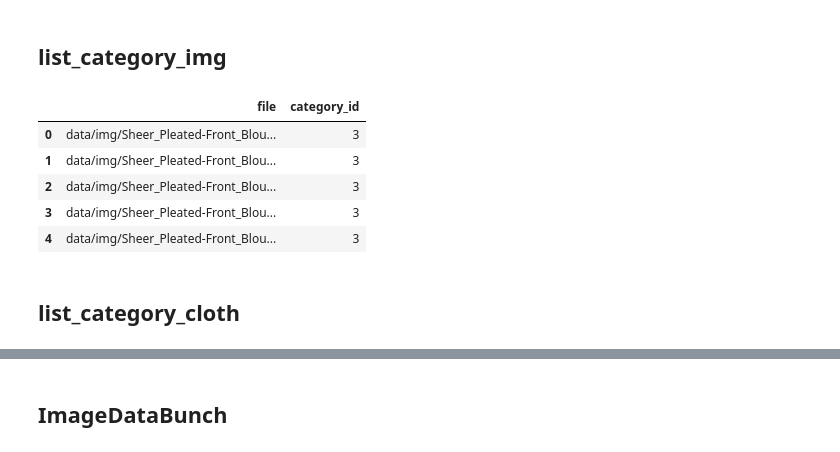
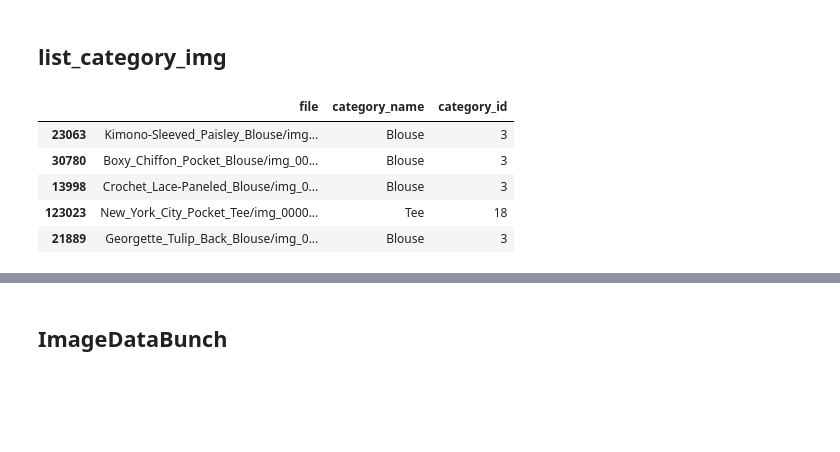
Before and after one commit to Arden-Zhu/fashion_net2, a Jupyter notebook: DeepFashion_classifer_by_category_picked.ipynb, the cells around one changed output, grey strips where cells are left out. Drawn from its saved outputs; the diff is of its cells as text; code cells hidden in the pictures; blank space fills up the shorter version.

```diff
--- a/DeepFashion_classifer_by_category_picked.ipynb
+++ b/DeepFashion_classifer_by_category_picked.ipynb
@@ -39,17 +39,15 @@ print('%.3f' % (time.time() - since))
 # %% [markdown]
 ## list_category_img
 # %%
-file = os.path.join(dataset_root, 'Anno/list_category_img.txt')
-df = pd.read_fwf(file, skiprows=2, header=None, widths=[71, 2])
-df[0] = df.apply(lambda m: 'data/' + m[0], axis=1)
-df.columns = ['file', 'category_id']
+file = os.path.join(dataset_root, 'picked.csv')
+df = pd.read_csv(file, index_col=0)
+df = df.loc[:, ['file', 'category_name', 'category_id']]
+df['file'] = df.apply(lambda m: m.file[4:], axis=1)
 df.head()
 # %% [output]
-|  | file | category_id |
-| 0 | data/img/Sheer_Pleated-Front_Blou... | 3 |
-| 1 | data/img/Sheer_Pleated-Front_Blou... | 3 |
-| 2 | data/img/Sheer_Pleated-Front_Blou... | 3 |
-| 3 | data/img/Sheer_Pleated-Front_Blou... | 3 |
-| 4 | data/img/Sheer_Pleated-Front_Blou... | 3 |
+|  | file | category_name | category_id |
+| 23063 | Kimono-Sleeved_Paisley_Blouse/img... | Blouse | 3 |
+| 30780 | Boxy_Chiffon_Pocket_Blouse/img_00... | Blouse | 3 |
+| 13998 | Crochet_Lace-Paneled_Blouse/img_0... | Blouse | 3 |
+| 123023 | New_York_City_Pocket_Tee/img_0000... | Tee | 18 |
+| 21889 | Georgette_Tulip_Back_Blouse/img_0... | Blouse | 3 |
-# %% [markdown]
-## list_category_cloth
```
Also changed, not shown: parts of 7 cells of this notebook.
